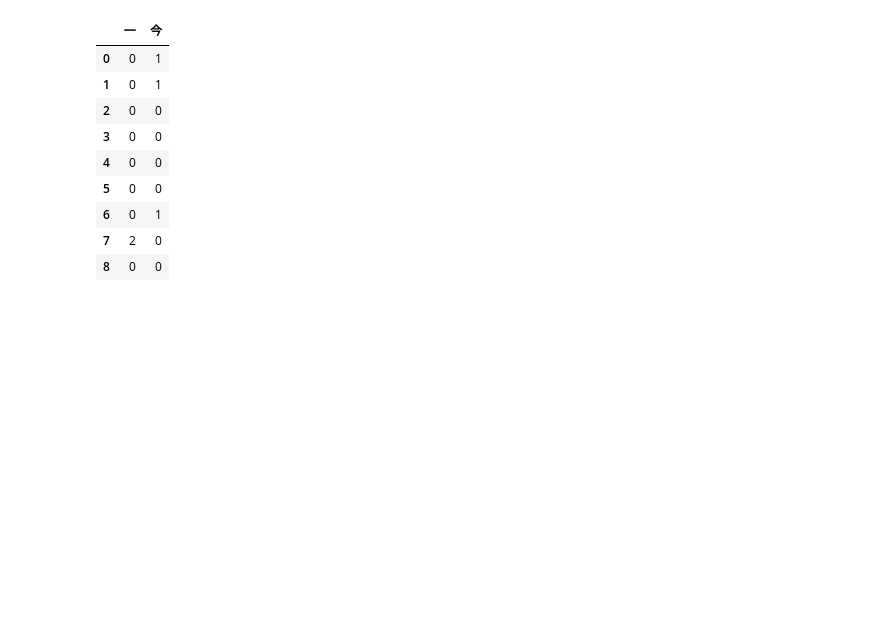
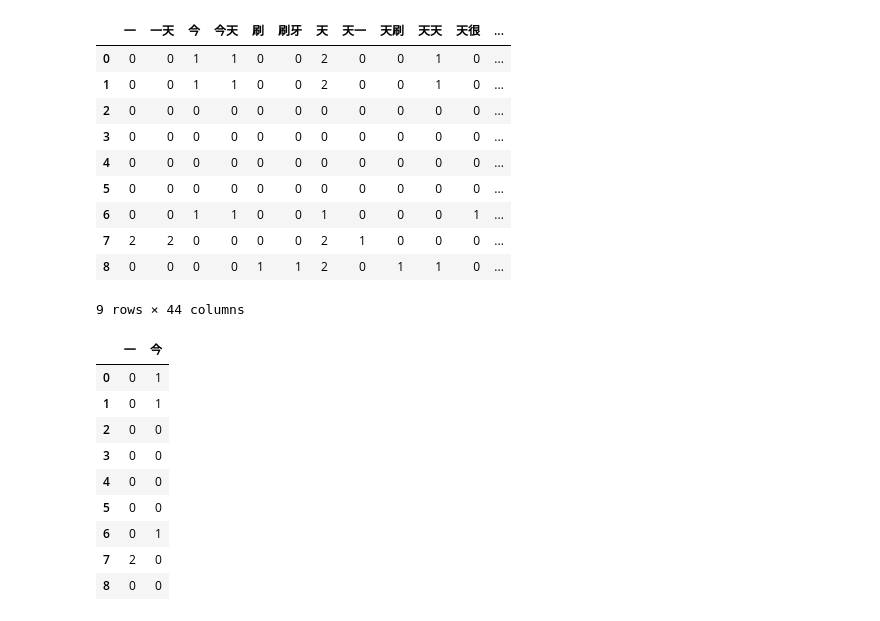
Before and after one commit to c3h3/PlaYnlp, a Jupyter notebook: dev_ipynbs/start_to_dev_modelframe.ipynb, the cells around one changed output. Drawn from its saved outputs; the diff is of its cells as text; code cells hidden in the pictures; blank space fills up the shorter version.

```diff
--- a/dev_ipynbs/start_to_dev_modelframe.ipynb
+++ b/dev_ipynbs/start_to_dev_modelframe.ipynb
@@ -10,7 +10,7 @@ import numpy as np
 import scipy as sp
 # %%
 jieba_without_html_tokenizer = tkr.tokenize_gen(lambda text:tkr.jieba.cut(tkr.nltk.clean_html(text)))
-unigram_without_html_tokenizer = tkr.tokenize_gen(lambda text:tkr.ngram(tkr.nltk.clean_html(text),n=1))
+unigram_without_html_tokenizer = tkr.tokenize_gen(lambda text:tkr.ngram(tkr.nltk.clean_html(text),n=[1,2]))
 bigram_without_html_tokenizer = tkr.tokenize_gen(lambda text:tkr.ngram(tkr.nltk.clean_html(text),n=2))
 jieba_vec_count_kwargs = {"tokenizer":jieba_without_html_tokenizer,"lowercase":False}
 unigram_vec_count_kwargs = {"tokenizer":unigram_without_html_tokenizer,"lowercase":False}
@@ -66,6 +137,20 @@ test_jieba_sdtm = vcr.vectorize_text(df=test_text_df,
                                      idx_query= [],
                                      vect_gen=vcr.CountVectorizer,
                                      vect_gen_init_kwargs = unigram_vec_count_kwargs)
+# %%
+test_jieba_sdtm.to_pandas_df
+# %% [output]
+|  | 一 | 一天 | 今 | 今天 | 刷 | 刷牙 | 天 | 天一 | 天刷 | 天天 | 天很 | ... |
+| 0 | 0 | 0 | 1 | 1 | 0 | 0 | 2 | 0 | 0 | 1 | 0 | ... |
+| 1 | 0 | 0 | 1 | 1 | 0 | 0 | 2 | 0 | 0 | 1 | 0 | ... |
+| 2 | 0 | 0 | 0 | 0 | 0 | 0 | 0 | 0 | 0 | 0 | 0 | ... |
+| 3 | 0 | 0 | 0 | 0 | 0 | 0 | 0 | 0 | 0 | 0 | 0 | ... |
+| 4 | 0 | 0 | 0 | 0 | 0 | 0 | 0 | 0 | 0 | 0 | 0 | ... |
+| 5 | 0 | 0 | 0 | 0 | 0 | 0 | 0 | 0 | 0 | 0 | 0 | ... |
+| 6 | 0 | 0 | 1 | 1 | 0 | 0 | 1 | 0 | 0 | 0 | 1 | ... |
+| 7 | 2 | 2 | 0 | 0 | 0 | 0 | 2 | 1 | 0 | 0 | 0 | ... |
+| 8 | 0 | 0 | 0 | 0 | 1 | 1 | 2 | 0 | 1 | 1 | 0 | ... |
+9 rows × 44 columns
 # %%
 test_jieba_sdtm.to_pandas_df
 # %%
```
Also changed, not shown: parts of 10 cells of this notebook, 2 other files.
